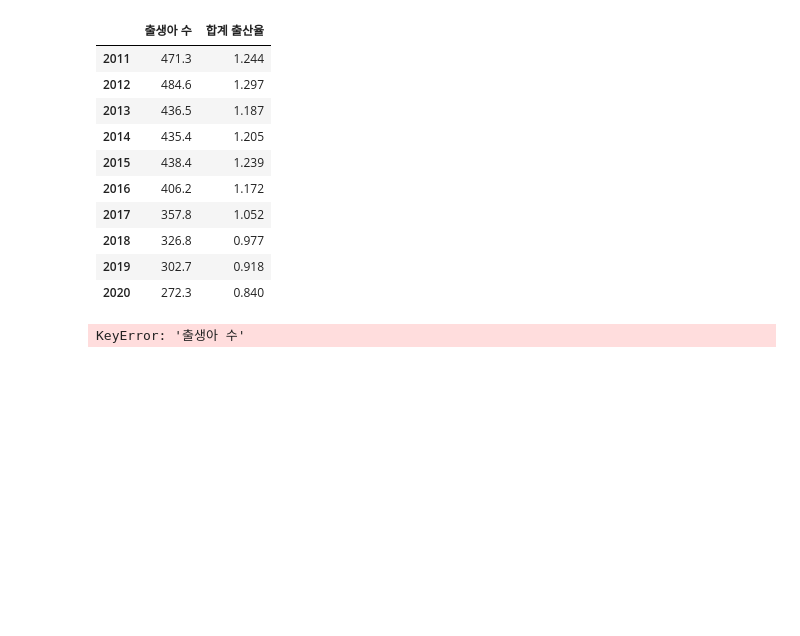
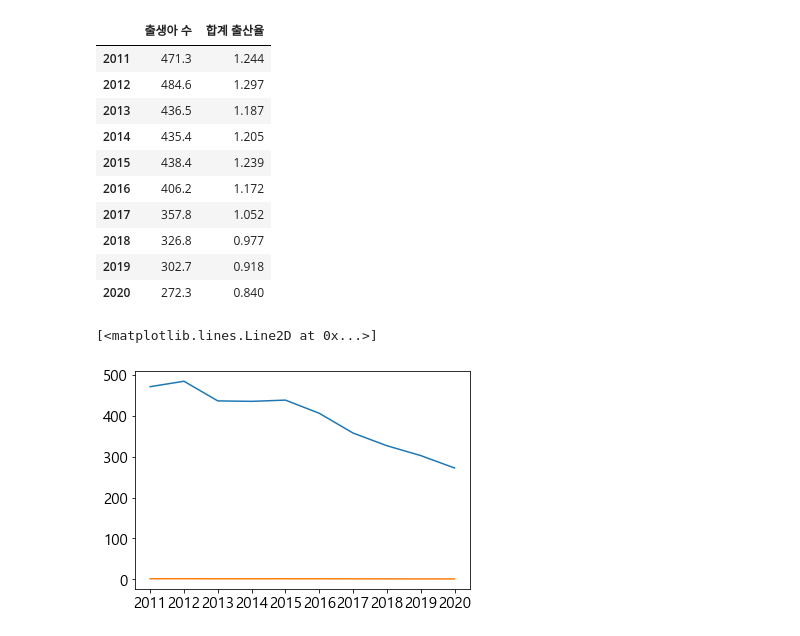
Before and after one commit to dmsxo0691/Java-Python, a Jupyter notebook: 20221101/pandas.ipynb, the cells around one changed output. Saved outputs shown, nothing was run; the diff lists cells and outputs as text; code cells hidden in the pictures; blank space fills up the shorter version.

```diff
--- a/20221101/pandas.ipynb
+++ b/20221101/pandas.ipynb
@@ -1598,13 +1606,15 @@ df
 # %%
 import matplotlib.pyplot as plt
 import matplotlib
 matplotlib.rcParams['font.family'] = 'Malgun Gothic'
 matplotlib.rcParams['font.size'] = 15
 matplotlib.rcParams['axes.unicode_minus'] = False
 
 plt.plot(df.index, df['출생아 수'])
+plt.plot(df.index, df['합계 출산율'])
 # %% [output]
-KeyError: '출생아 수'
+[<matplotlib.lines.Line2D at 0x...>]
+[figure, added]
 # %%
 fig, ax1 = plt.subplots(figsize=(10,7))
 ax1.plot(df.index, df['출생아 수'], color='#ff812d')
```
Also changed, not shown: parts of 4 cells of this notebook, 1 other file.
